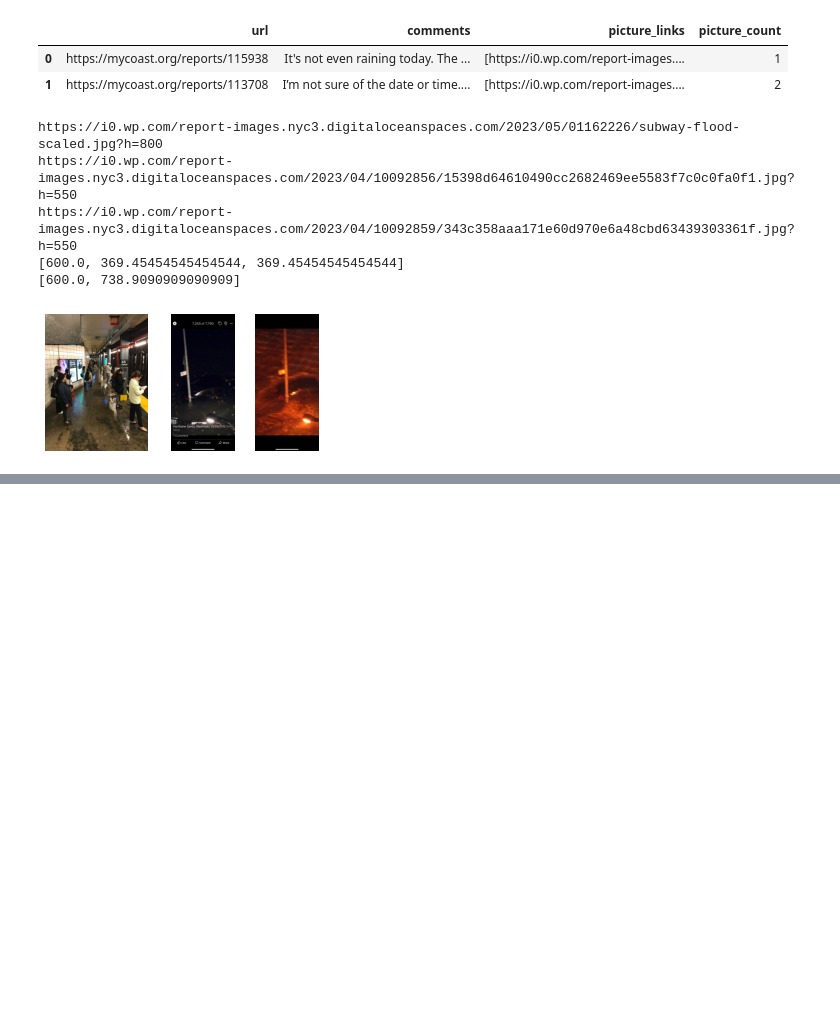
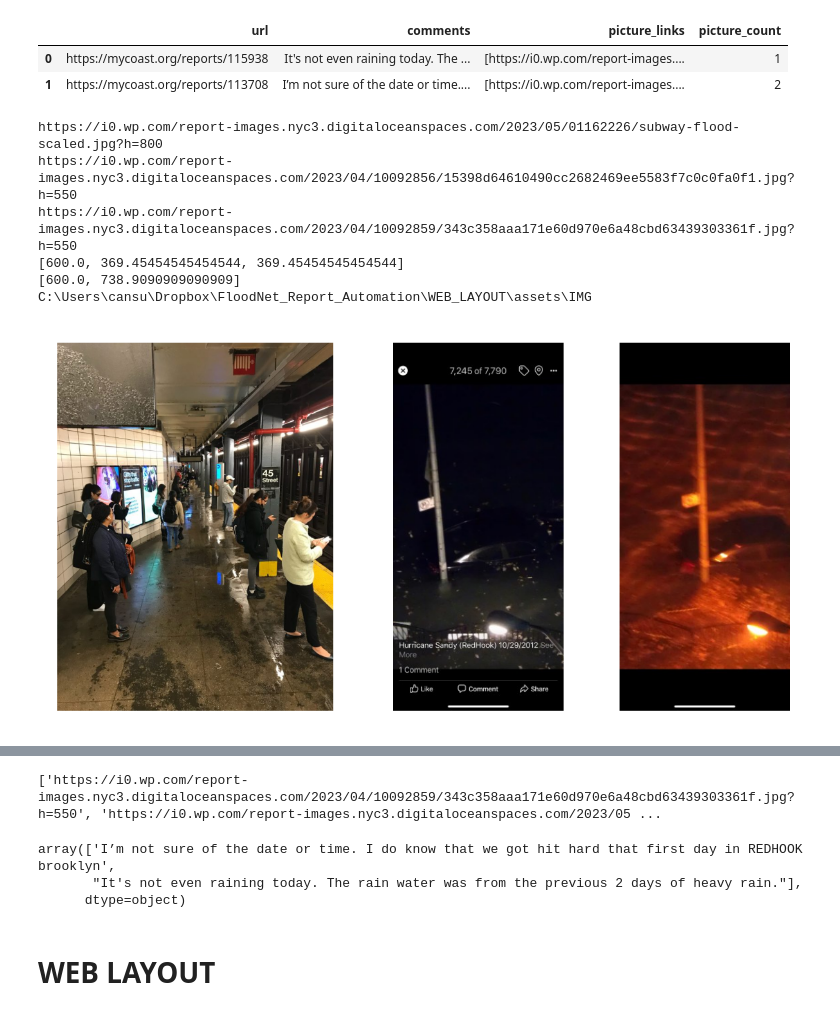
Before and after one commit to cankadir/FloodAnalysis, a Jupyter notebook: Local_Reports/Report_PY/PDF_Reporting.ipynb, the cells around one changed output, grey strips where cells are left out. Saved outputs shown, nothing was run; the diff lists cells and outputs as text; code cells hidden in the pictures; blank space fills up the shorter version.

```diff
--- a/Local_Reports/Report_PY/PDF_Reporting.ipynb
+++ b/Local_Reports/Report_PY/PDF_Reporting.ipynb
@@ -201,2 +210,0 @@ flood_data = flood_data[ flood_data['CDTALabel'].notnull() ]
-# %%
-cd_name = 'Red Hook-Park Slope-Carroll Gardens'
@@ -657,26 +727,0 @@ flood_type
-# %%
-import requests
-
-if flood_type == 'Coastal':
-    url = f'https://api.tidesandcurrents.noaa.gov/api/prod/datagetter?begin_date=20221220&end_date=20221230&station=8518750&product=water_level&datum=MLLW&time_zone=gmt&units=english&application=DataAPI_Sample&format=json'
-    r = requests.get(url)
-    data = r.json()['data']
-    tidal = pd.DataFrame( data )
-    tidal['t'] = pd.to_datetime(tidal['t']).dt.tz_localize('utc').dt.tz_convert('US/Eastern').dt.tz_localize(None)
-    tidal = tidal.set_index('t').drop(['q','f'],axis=1).astype(float)
-    background_data = tidal.copy()
-
-if flood_type == 'Pluvial':
-    event_startdate_ext = event_startdate - pd.Timedelta( days = 1 )
-    event_enddate_ext = event_enddate + pd.Timedelta( days = 1 )
-
-    url = f'https://api.weather.com/v1/location/KLGA:9:US/observations/historical.json?apiKey=e1f10a1e78da46f5b10a1e78da96f525&units=e&startDate={event_startdate_ext.year}{str(event_startdate_ext.month).zfill(2)}{str( event_startdate_ext.day ).zfill(2)}&endDate={event_enddate_ext.year}{str(event_enddate_ext.month).zfill(2)}{str( event_enddate_ext.day ).zfill(2)}'
-    rain = requests.get(url).json()
-
-    rain = pd.DataFrame( rain['observations'] )
-    rain['time'] = pd.to_datetime(rain['valid_time_gmt'], unit='s')
-    rain['time_NY'] = rain['time'].dt.tz_localize('UTC').dt.tz_convert('America/New_York').dt.tz_localize(None)
-
-    background_data = rain.copy()
-
-background_data.head(3)
@@ -917,36 +1054,72 @@ for i,r in myCoast_info.iterrows():
 max_height = max( sizes_heights )
 test_widths = [ ((max_height/h) * w) for w,h in zip(sizes_widths,sizes_heights) ]
 
-fig1,axs = plt.subplots( figsize=(5,2.475) , ncols = myCoast_info['picture_count'].sum() , width_ratios=test_widths , dpi=72 )
+fig1,axs = plt.subplots( figsize=(5,2.475) , ncols = myCoast_info['picture_count'].sum() , width_ratios=test_widths , dpi=300 )
 for count,img in enumerate(imgs):
     ax = axs[count]
     ax.imshow(img)
     ax.axis('off')
 
 # sum test widths based on picture count
 sum_widths = [ sum(test_widths[i:i+count]) for i,count in enumerate(myCoast_info['picture_count'].values) ]
 print( test_widths )
 print( sum_widths )
 fig1.savefig( os.path.join( visual_folder , "myCoast_images.png" ) ,bbox_inches='tight', transparent="True" , pad_inches=0  )
 
-fig,axs = plt.subplots( figsize=(5,1) , ncols = myCoast_info.shape[0] , width_ratios=sum_widths , dpi=72 )
+fig,axs = plt.subplots( figsize=(5,1) , ncols = myCoast_info.shape[0] , width_ratios=sum_widths , dpi=300 )
 
 for count, comment in enumerate(myCoast_info['comments'].values):
     ax = axs[count]
     ax.axis('off')
 
     txt = ax.text( 0.01 , 0.999 , comment , ha='left', va='top', fontsize=8 , color='#007acc', alpha=0.75 , transform=ax.transAxes , fontstyle='italic', fontweight='bold' , wrap=True)
     bbox = ax.get_window_extent().transformed(fig.dpi_scale_trans.inverted())
     width, height = bbox.width, bbox.height
 
-    txt._get_wrap_line_width = lambda : (width * 72)
+    txt._get_wrap_line_width = lambda : (width * 300)
 
-fig.savefig( os.path.join( visual_folder , "myCoast_comments.png" ) ,transparent="True" , pad_inches=0 )
+print( visual_folder )
+fig.savefig( os.path.join( visual_folder , "myCoast_comments.jpg" ) , pad_inches=0, bbox_inches='tight' )
 # %% [output]
 https://i0.wp.com/report-images.nyc3.digitaloceanspaces.com/2023/05/01162226/subway-flood-scaled.jpg?h=800
 https://i0.wp.com/report-images.nyc3.digitaloceanspaces.com/2023/04/10092856/15398d64610490cc2682469ee5583f7c0c0fa0f1.jpg?h=550
 https://i0.wp.com/report-images.nyc3.digitaloceanspaces.com/2023/04/10092859/343c358aaa171e60d970e6a48cbd63439303361f.jpg?h=550
 [600.0, 369.45454545454544, 369.45454545454544]
 [600.0, 738.9090909090909]
+C:\Users\cansu\Dropbox\FloodNet_Report_Automation\WEB_LAYOUT\assets\IMG
-[figure, old version]
+[figure, new version]
 [figure]
+# %%
+# plot images using matplotlib using links
+from imageio.v2 import imread, imwrite
+
+myCoast_info
+
+myCoast_sampled= myCoast_info.sample(2)
+picture_links = myCoast_sampled['picture_links'].values
+picture_links = [ links[0] if len(links) == 1 else np.random.choice(links,size=1)[0] for links in picture_links ]
+
+picture_links
+
+# read images
+pictures = [ imread( link ) for link in picture_links ]
+
+# read pictures, open, crop to the middle square
+pictures = [ imread( link ) for link in picture_links ]
+
+# save pictures to folder
+for i,pic in enumerate(pictures):
+    imwrite( os.path.join( visual_folder , f'watch-{i+1}.png' ) , pic )
+
+print( picture_links )
+# %% [output]
+['https://i0.wp.com/report-images.nyc3.digitaloceanspaces.com/2023/04/10092859/343c358aaa171e60d970e6a48cbd63439303361f.jpg?h=550', 'https://i0.wp.com/report-images.nyc3.digitaloceanspaces.com/2023/05 ...
+# %%
+comments = myCoast_sampled['comments'].values
+comments
+# %% [output]
+array(['I’m not sure of the date or time. I do know that we got hit hard that first day in REDHOOK brooklyn',
+       "It's not even raining today. The rain water was from the previous 2 days of heavy rain."],
+      dtype=object)
+# %% [markdown]
+# WEB LAYOUT
```
Also changed, not shown: parts of 34 cells of this notebook, 1 other file.
